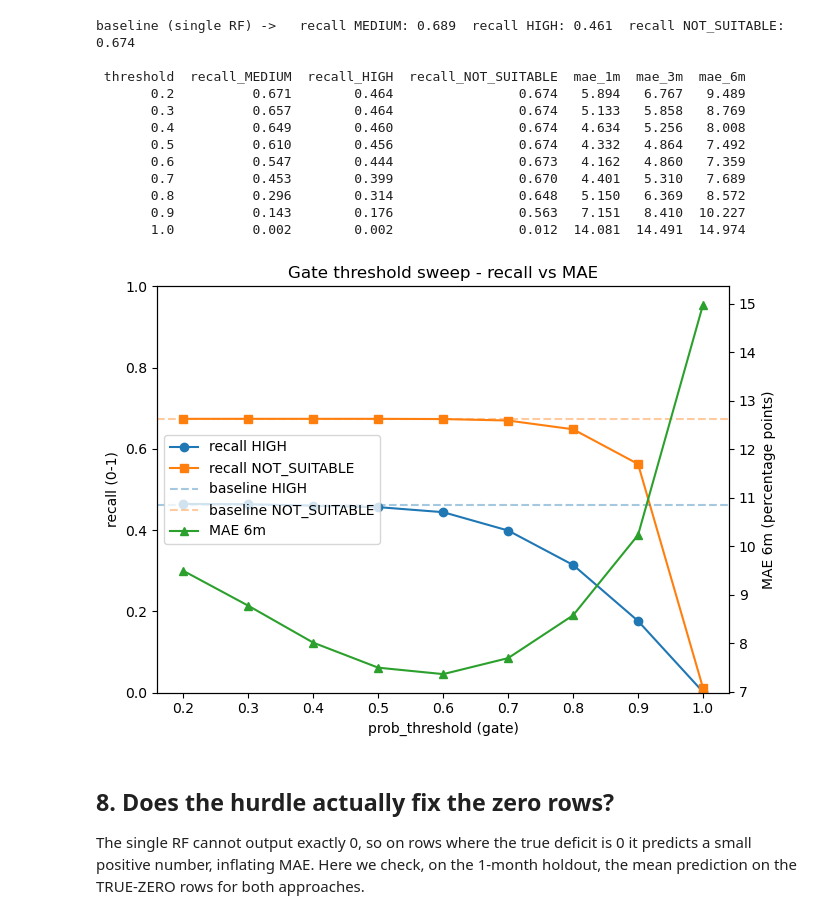
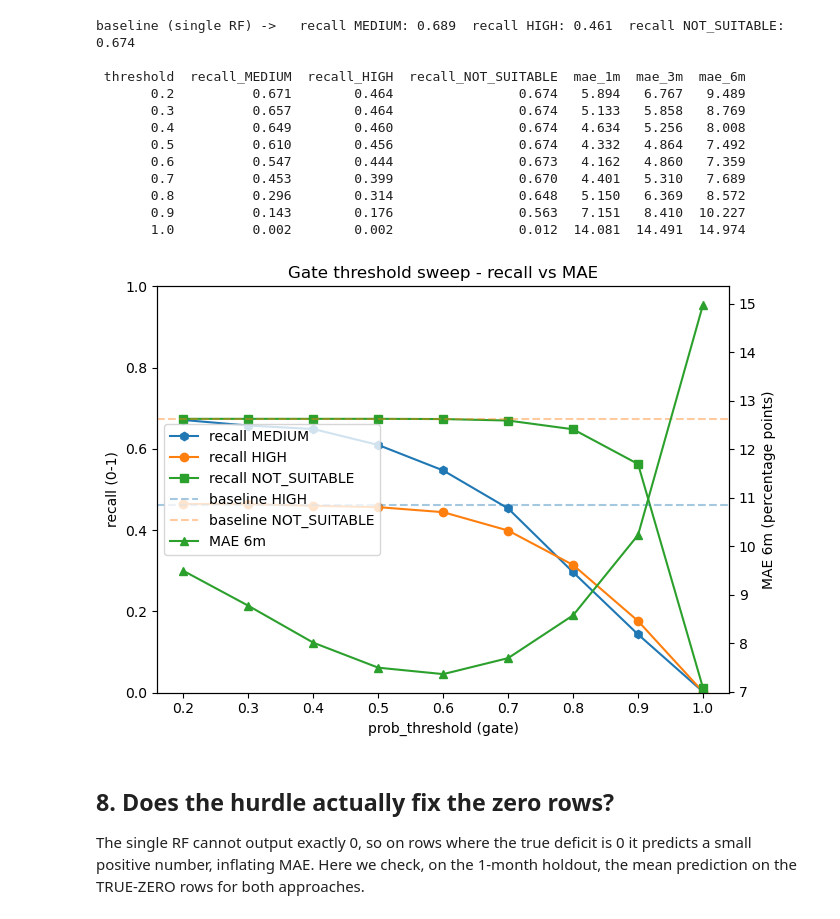
Before and after one commit to WMRioga/ALSRS, a Jupyter notebook: ml/01_evaluate_hurdle.ipynb, the cells around one changed output. Saved outputs shown, nothing was run; the diff lists cells and outputs as text; code cells hidden in the pictures.

```diff
--- a/ml/01_evaluate_hurdle.ipynb
+++ b/ml/01_evaluate_hurdle.ipynb
@@ -457,29 +457,30 @@ baseline (single RF) ->   recall MEDIUM: 0.689  recall HIGH: 0.461  recall NOT_S
 # %%
 # Visualize the trade-off: recall (left axis) vs MAE 6m (right axis).
 fig, ax1 = plt.subplots(figsize=(7, 5))
-l1, = ax1.plot(sweep["threshold"], sweep["recall_HIGH"], "o-", label="recall HIGH")
-l2, = ax1.plot(sweep["threshold"], sweep["recall_NOT_SUITABLE"], "s-",
+l1, = ax1.plot(sweep["threshold"], sweep["recall_MEDIUM"], "h-", label="recall MEDIUM")
+l2, = ax1.plot(sweep["threshold"], sweep["recall_HIGH"], "o-", label="recall HIGH")
+l3, = ax1.plot(sweep["threshold"], sweep["recall_NOT_SUITABLE"], "s-",
                label="recall NOT_SUITABLE")
-l3 = ax1.axhline(b_high, ls="--", color="C0", alpha=0.4)
-l4 = ax1.axhline(b_ns, ls="--", color="C1", alpha=0.4)
+l4 = ax1.axhline(b_high, ls="--", color="C0", alpha=0.4)
+l5 = ax1.axhline(b_ns, ls="--", color="C1", alpha=0.4)
 ax1.set_xlabel("prob_threshold (gate)")
 ax1.set_ylabel("recall (0-1)")
 ax1.set_ylim(0, 1)
 
 ax2 = ax1.twinx()
-l5, = ax2.plot(sweep["threshold"], sweep["mae_6m"], "^-", color="C2",
+l6, = ax2.plot(sweep["threshold"], sweep["mae_6m"], "^-", color="C2",
                label="MAE 6m")
 ax2.set_ylabel("MAE 6m (percentage points)")
 
-ax1.legend(handles=[l1, l2, l3, l4, l5],
-           labels=["recall HIGH", "recall NOT_SUITABLE",
+ax1.legend(handles=[l1, l2, l3, l4, l5, l6],
+           labels=["recall MEDIUM", "recall HIGH", "recall NOT_SUITABLE",
                    "baseline HIGH", "baseline NOT_SUITABLE", "MAE 6m"],
            loc="center left")
 plt.title("Gate threshold sweep - recall vs MAE")
 plt.tight_layout()
 plt.show()
 # %% [output]
-[figure, old version]
+[figure, new version]
 # %% [markdown]
 ## 8. Does the hurdle actually fix the zero rows?
 
```
Also changed, not shown: parts of 1 cell of this notebook, 4 other files.
